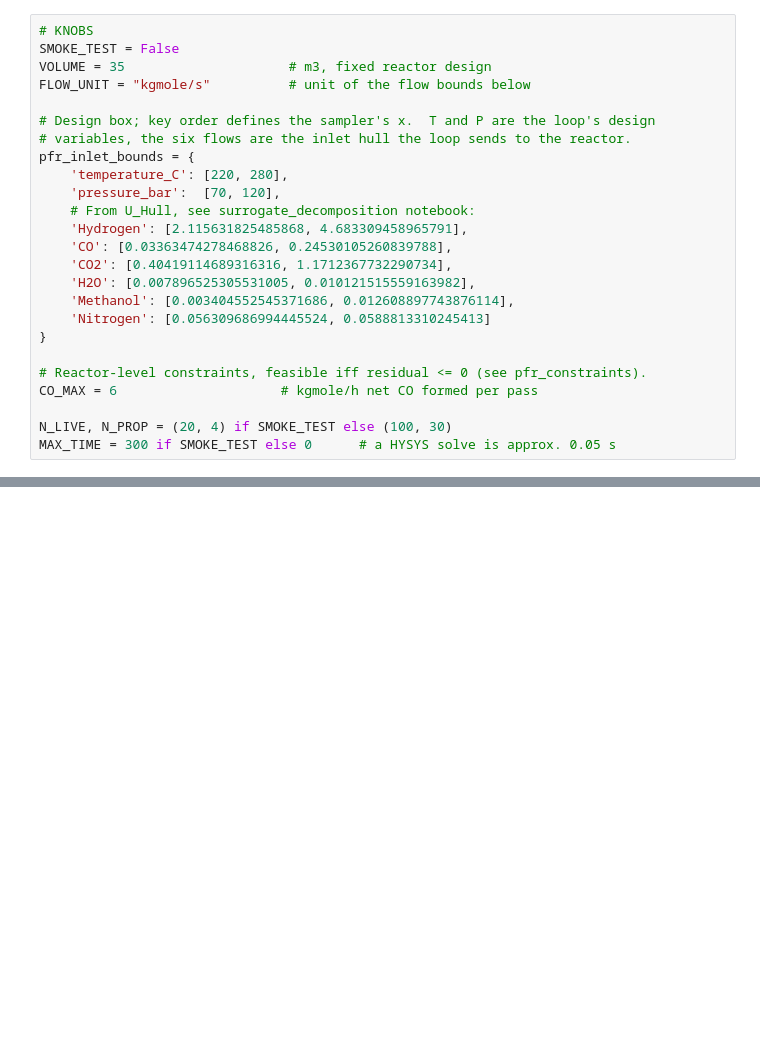
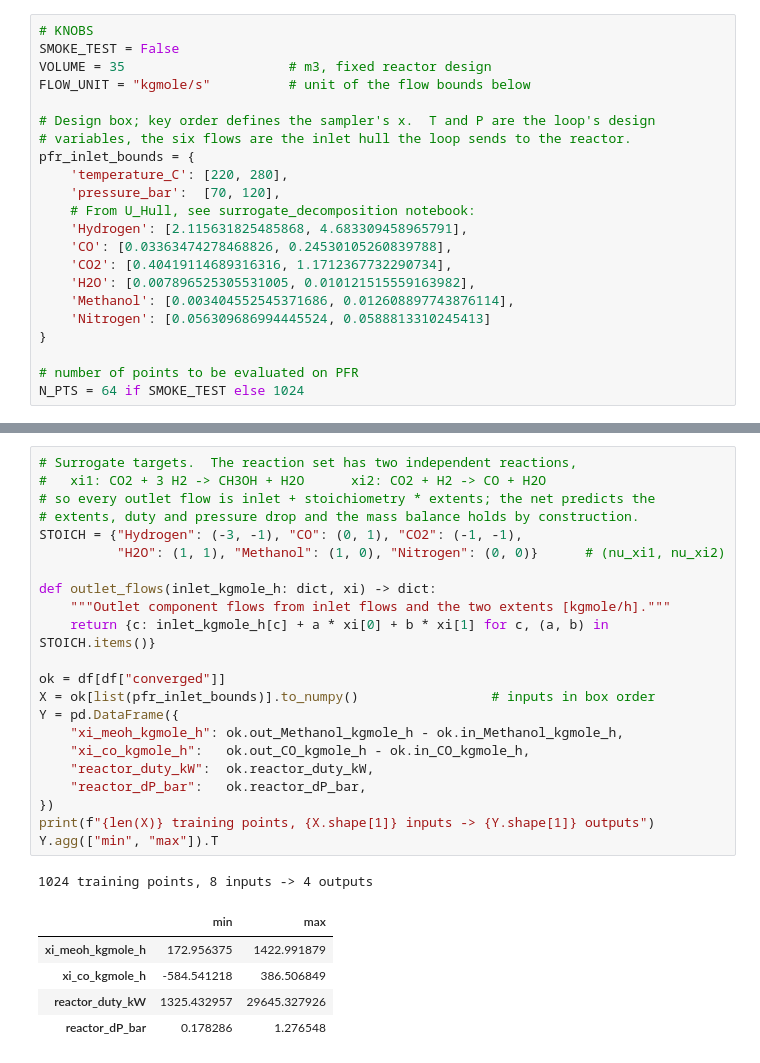
Before and after one commit to Kai360-dot/HYSYS_MeOH, a Jupyter notebook: PFR_Explore.ipynb, the cells around one changed output, grey strips where cells are left out. Drawn from its saved outputs; the diff is of its cells as text; blank space fills up the shorter version.

Commit message:
add surrogate training for PFR

```diff
--- a/PFR_Explore.ipynb
+++ b/PFR_Explore.ipynb
@@ -56,11 +53,8 @@ pfr_inlet_bounds = {
     'Nitrogen': [0.056309686994445524, 0.0588813310245413]
 }
 
-# Reactor-level constraints, feasible iff residual <= 0 (see pfr_constraints).
-CO_MAX = 6                     # kgmole/h net CO formed per pass
-
-N_LIVE, N_PROP = (20, 4) if SMOKE_TEST else (100, 30)
-MAX_TIME = 300 if SMOKE_TEST else 0      # a HYSYS solve is approx. 0.05 s
+# number of points to be evaluated on PFR
+N_PTS = 64 if SMOKE_TEST else 1024
 # %%
 # Interface adapter: sampler vector -> HYSYS -> one flat result row
 FLOW_NAMES = [k for k in pfr_inlet_bounds if k in objects["components"]]
@@ -130,0 +98,29 @@ ax.legend()
+# %%
+# Surrogate targets.  The reaction set has two independent reactions,
+#   xi1: CO2 + 3 H2 -> CH3OH + H2O      xi2: CO2 + H2 -> CO + H2O
+# so every outlet flow is inlet + stoichiometry * extents; the net predicts the
+# extents, duty and pressure drop and the mass balance holds by construction.
+STOICH = {"Hydrogen": (-3, -1), "CO": (0, 1), "CO2": (-1, -1),
+          "H2O": (1, 1), "Methanol": (1, 0), "Nitrogen": (0, 0)}      # (nu_xi1, nu_xi2)
+
+def outlet_flows(inlet_kgmole_h: dict, xi) -> dict:
+    """Outlet component flows from inlet flows and the two extents [kgmole/h]."""
+    return {c: inlet_kgmole_h[c] + a * xi[0] + b * xi[1] for c, (a, b) in STOICH.items()}
+
+ok = df[df["converged"]]
+X = ok[list(pfr_inlet_bounds)].to_numpy()                 # inputs in box order
+Y = pd.DataFrame({
+    "xi_meoh_kgmole_h": ok.out_Methanol_kgmole_h - ok.in_Methanol_kgmole_h,
+    "xi_co_kgmole_h":   ok.out_CO_kgmole_h - ok.in_CO_kgmole_h,
+    "reactor_duty_kW":  ok.reactor_duty_kW,
+    "reactor_dP_bar":   ok.reactor_dP_bar,
+})
+print(f"{len(X)} training points, {X.shape[1]} inputs -> {Y.shape[1]} outputs")
+Y.agg(["min", "max"]).T
+# %% [output]
+1024 training points, 8 inputs -> 4 outputs
+|  | min | max |
+| xi_meoh_kgmole_h | 172.956375 | 1422.991879 |
+| xi_co_kgmole_h | -584.541218 | 386.506849 |
+| reactor_duty_kW | 1325.432957 | 29645.327926 |
+| reactor_dP_bar | 0.178286 | 1.276548 |
```
Also changed, not shown: parts of 10 cells of this notebook.
